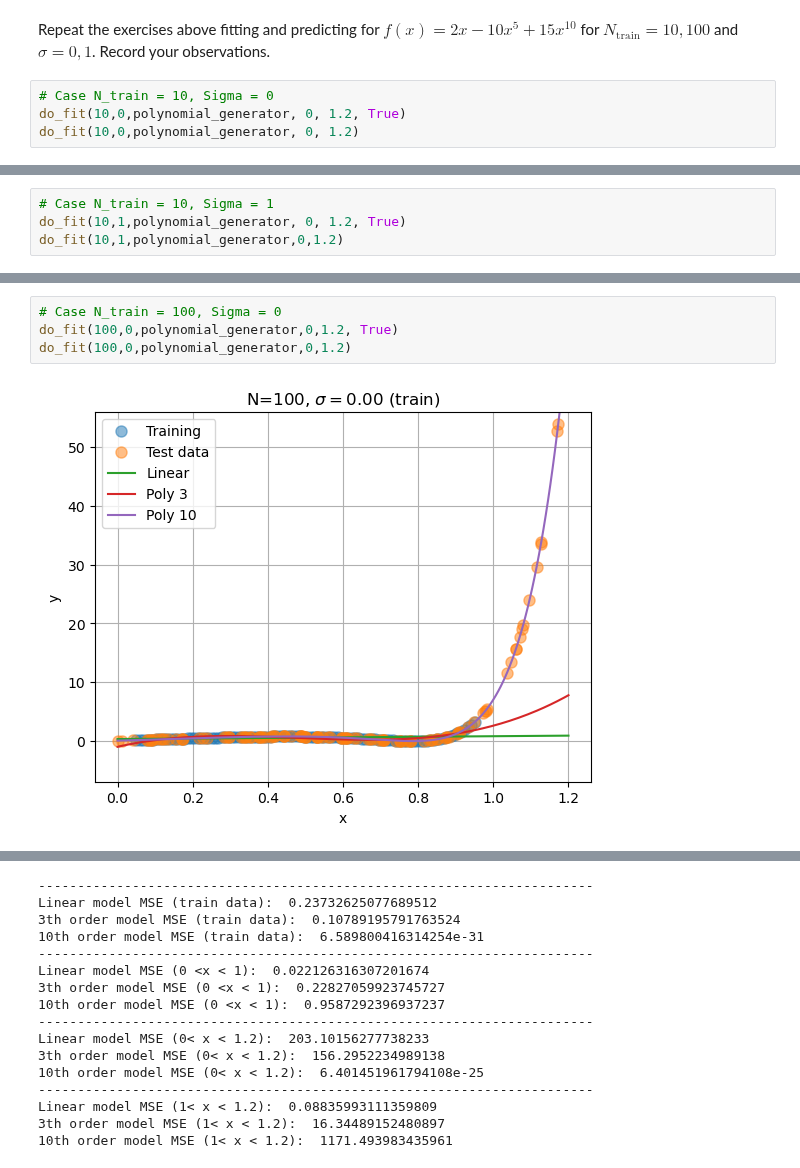
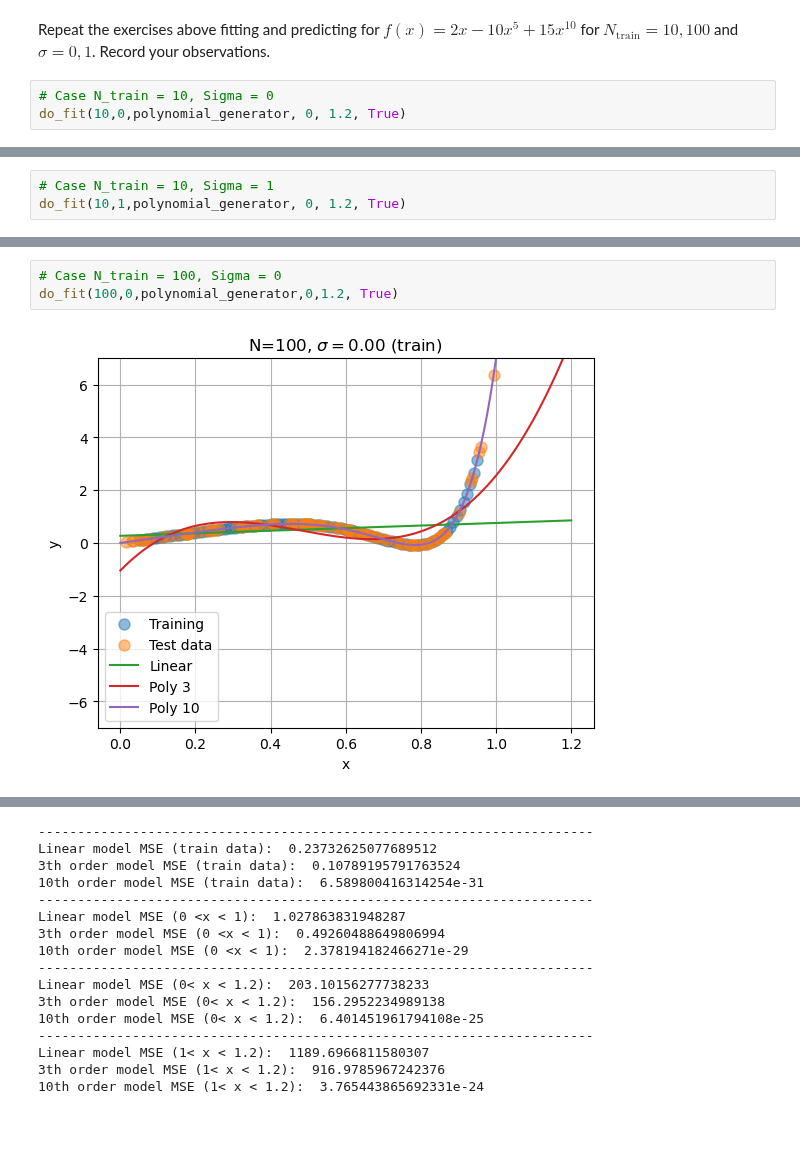
Before and after one commit to MatBarria/phys570, a Jupyter notebook: Homeworks/Homework1/Homework1_part1.ipynb, the cells around one changed output, grey strips where cells are left out. Drawn from its saved outputs; the diff is of its cells as text; blank space fills up the shorter version.

```diff
--- a/Homeworks/Homework1/Homework1_part1.ipynb
+++ b/Homeworks/Homework1/Homework1_part1.ipynb
@@ -480,5 +497,4 @@ Repeat the exercises above fitting and predicting for $f(x)=2x-10x^5+15x^{10}$ f
 # %%
 # Case N_train = 10, Sigma = 0
 do_fit(10,0,polynomial_generator, 0, 1.2, True)
-do_fit(10,0,polynomial_generator, 0, 1.2)
 # %% [output]
@@ -503,5 +519,4 @@ Linear model MSE (1< x < 1.2):  0.1611485785444582
 # %%
 # Case N_train = 10, Sigma = 1
 do_fit(10,1,polynomial_generator, 0, 1.2, True)
-do_fit(10,1,polynomial_generator,0,1.2)
 # %% [output]
@@ -526,6 +541,5 @@ Linear model MSE (1< x < 1.2):  0.0037379079598100105
 # %%
 # Case N_train = 100, Sigma = 0
 do_fit(100,0,polynomial_generator,0,1.2, True)
-do_fit(100,0,polynomial_generator,0,1.2)
 # %% [output]
-[figure, old version]
+[figure, new version]
@@ -535,16 +549,16 @@ Linear model MSE (train data):  0.23732625077689512
 3th order model MSE (train data):  0.10789195791763524
 10th order model MSE (train data):  6.589800416314254e-31
 -----------------------------------------------------------------------
-Linear model MSE (0 <x < 1):  0.022126316307201674
-3th order model MSE (0 <x < 1):  0.22827059923745727
-10th order model MSE (0 <x < 1):  0.9587292396937237
+Linear model MSE (0 <x < 1):  1.027863831948287
+3th order model MSE (0 <x < 1):  0.49260488649806994
+10th order model MSE (0 <x < 1):  2.378194182466271e-29
 -----------------------------------------------------------------------
 Linear model MSE (0< x < 1.2):  203.10156277738233
 3th order model MSE (0< x < 1.2):  156.2952234989138
 10th order model MSE (0< x < 1.2):  6.401451961794108e-25
 -----------------------------------------------------------------------
-Linear model MSE (1< x < 1.2):  0.08835993111359809
-3th order model MSE (1< x < 1.2):  16.34489152480897
-10th order model MSE (1< x < 1.2):  1171.493983435961
+Linear model MSE (1< x < 1.2):  1189.6966811580307
+3th order model MSE (1< x < 1.2):  916.9785967242376
+10th order model MSE (1< x < 1.2):  3.765443865692331e-24
 # %%
 # Case N_train = 10, Sigma = 1
```
Also changed, not shown: parts of 19 cells of this notebook.
